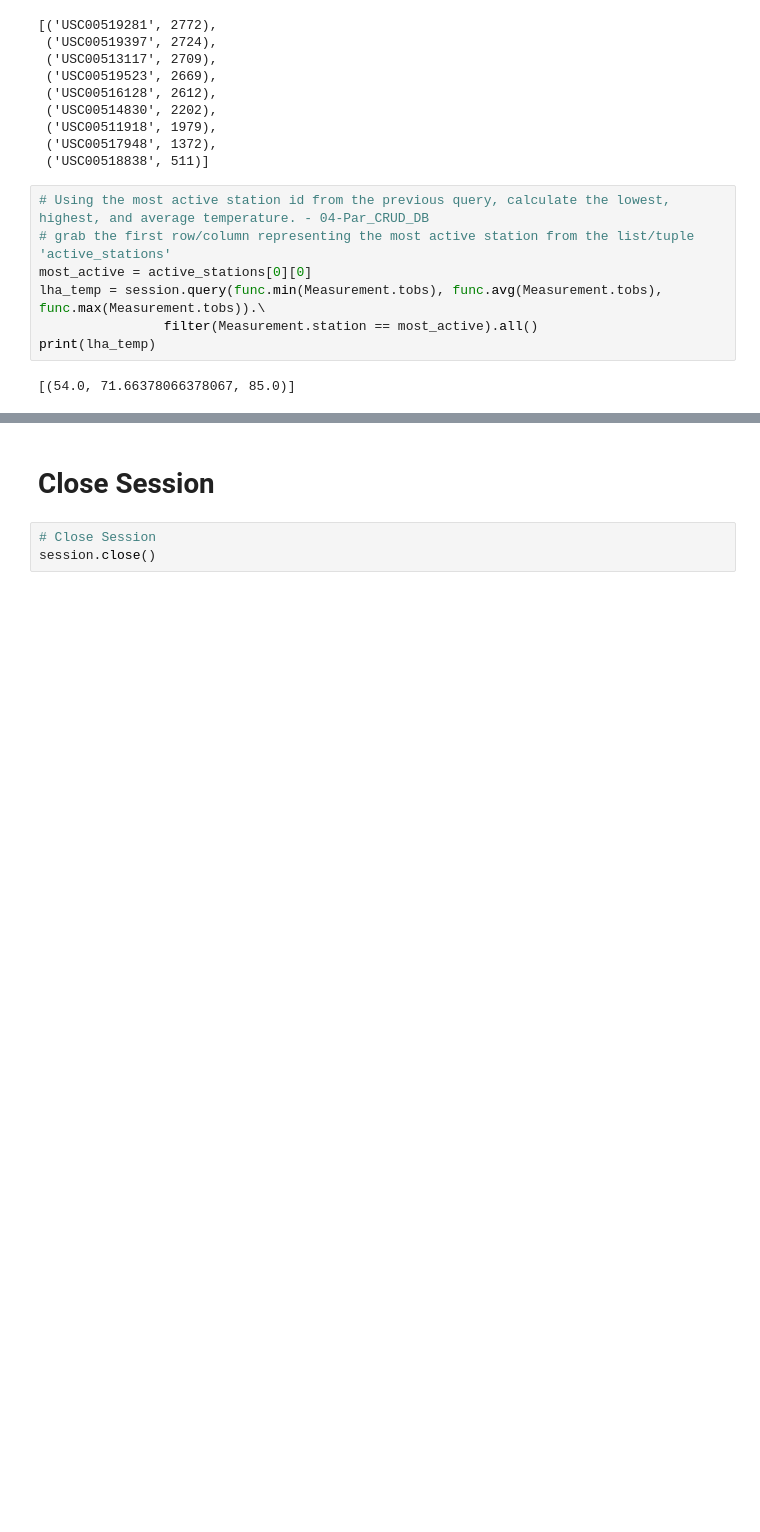
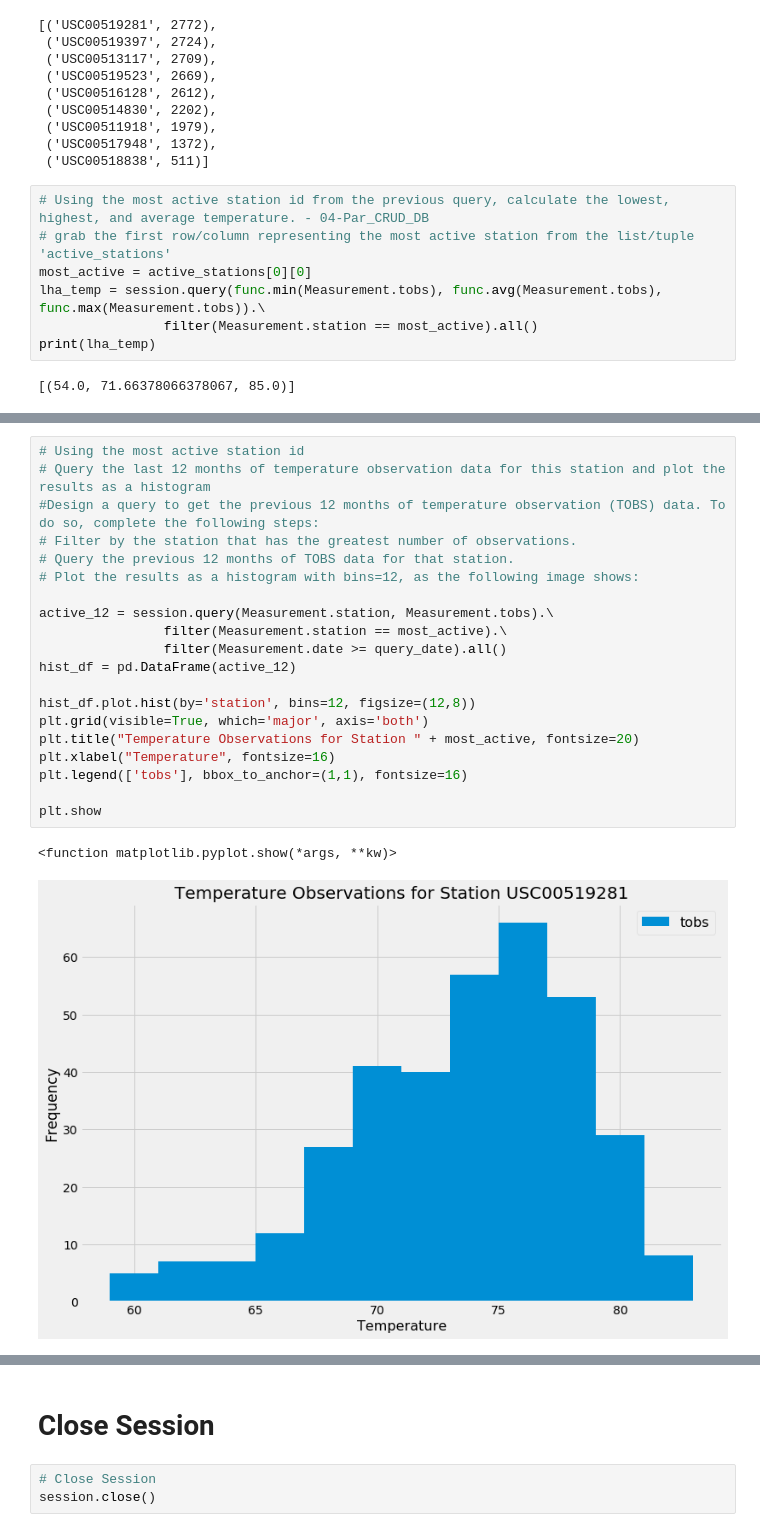
Before and after one commit to MDCummings86/Surfs_Up, a Jupyter notebook: SurfsUp/Starter_Code-3/climate_starter.ipynb, the cells around one changed output, grey strips where cells are left out. Saved outputs shown, nothing was run; the diff lists cells and outputs as text; blank space fills up the shorter version.

```diff
--- a/SurfsUp/Starter_Code-3/climate_starter.ipynb
+++ b/SurfsUp/Starter_Code-3/climate_starter.ipynb
@@ -138,0 +153,23 @@ Text(0.5, 4.183333333333314, 'Temperature')
+# %%
+# Using the most active station id
+# Query the last 12 months of temperature observation data for this station and plot the results as a histogram
+#Design a query to get the previous 12 months of temperature observation (TOBS) data. To do so, complete the following steps:
+# Filter by the station that has the greatest number of observations.
+# Query the previous 12 months of TOBS data for that station.
+# Plot the results as a histogram with bins=12, as the following image shows:
+
+active_12 = session.query(Measurement.station, Measurement.tobs).\
+                filter(Measurement.station == most_active).\
+                filter(Measurement.date >= query_date).all()
+hist_df = pd.DataFrame(active_12)
+
+hist_df.plot.hist(by='station', bins=12, figsize=(12,8))
+plt.grid(visible=True, which='major', axis='both')
+plt.title("Temperature Observations for Station " + most_active, fontsize=20)
+plt.xlabel("Temperature", fontsize=16)
+plt.legend(['tobs'], bbox_to_anchor=(1,1), fontsize=16)
+
+plt.show
+# %% [output]
+<function matplotlib.pyplot.show(*args, **kw)>
+[figure, added]
```
Also changed, not shown: parts of 4 cells of this notebook, 4 other files.
